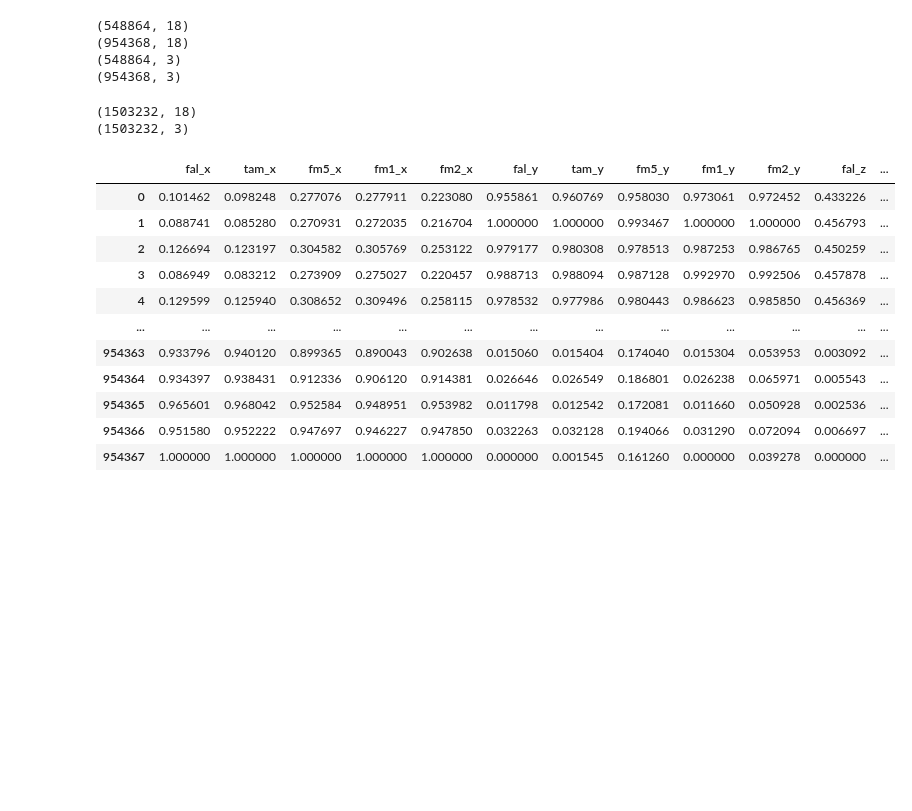
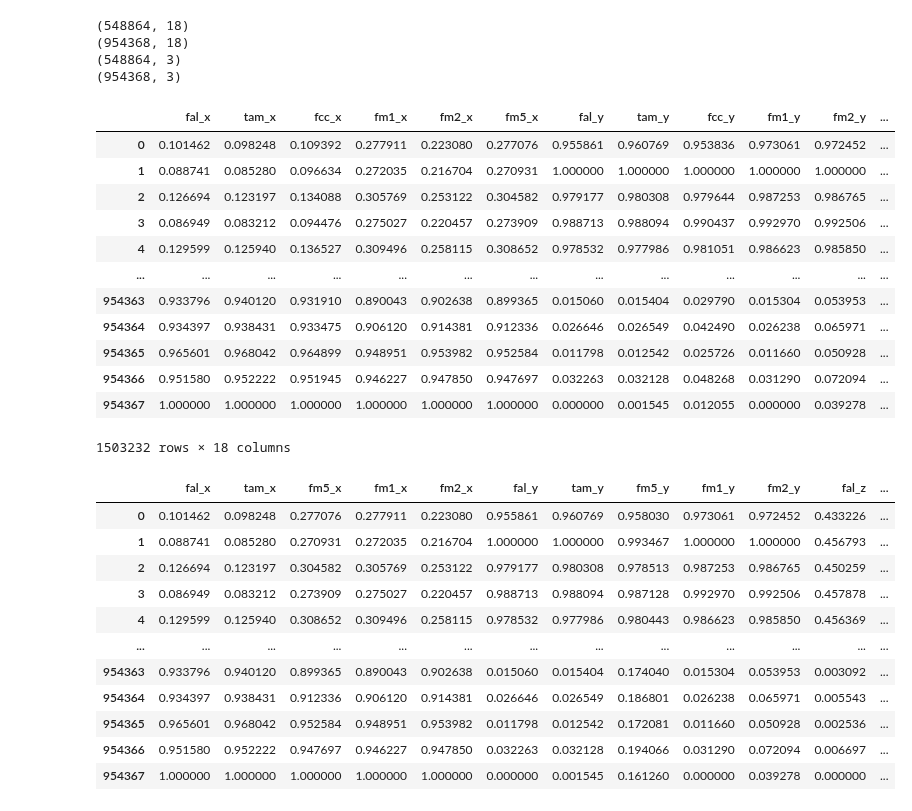
Before and after one commit to atick-faisal/GRF-Synthesis-from-Motion-Trajectories, a Jupyter notebook: src/preprocessing/process_dataset_1_alt.ipynb, the cells around one changed output. Saved outputs shown, nothing was run; the diff lists cells and outputs as text; code cells hidden in the pictures; blank space fills up the shorter version.

```diff
--- a/src/preprocessing/process_dataset_1_alt.ipynb
+++ b/src/preprocessing/process_dataset_1_alt.ipynb
@@ -539,12 +539,25 @@ print(target2.shape)
 # %%
 features = pd.concat([features1, features2])
 target = pd.concat([target1, target2])
 
-print(features.shape)
-print(target.shape)
+# print(features.shape)
+# print(target.shape)
+
+features
 # %% [output]
+|  | fal_x | tam_x | fcc_x | fm1_x | fm2_x | fm5_x | fal_y | tam_y | fcc_y | fm1_y | fm2_y | ... |
+| 0 | 0.101462 | 0.098248 | 0.109392 | 0.277911 | 0.223080 | 0.277076 | 0.955861 | 0.960769 | 0.953836 | 0.973061 | 0.972452 | ... |
+| 1 | 0.088741 | 0.085280 | 0.096634 | 0.272035 | 0.216704 | 0.270931 | 1.000000 | 1.000000 | 1.000000 | 1.000000 | 1.000000 | ... |
+| 2 | 0.126694 | 0.123197 | 0.134088 | 0.305769 | 0.253122 | 0.304582 | 0.979177 | 0.980308 | 0.979644 | 0.987253 | 0.986765 | ... |
+| 3 | 0.086949 | 0.083212 | 0.094476 | 0.275027 | 0.220457 | 0.273909 | 0.988713 | 0.988094 | 0.990437 | 0.992970 | 0.992506 | ... |
+| 4 | 0.129599 | 0.125940 | 0.136527 | 0.309496 | 0.258115 | 0.308652 | 0.978532 | 0.977986 | 0.981051 | 0.986623 | 0.985850 | ... |
+| ... | ... | ... | ... | ... | ... | ... | ... | ... | ... | ... | ... | ... |
+| 954363 | 0.933796 | 0.940120 | 0.931910 | 0.890043 | 0.902638 | 0.899365 | 0.015060 | 0.015404 | 0.029790 | 0.015304 | 0.053953 | ... |
+| 954364 | 0.934397 | 0.938431 | 0.933475 | 0.906120 | 0.914381 | 0.912336 | 0.026646 | 0.026549 | 0.042490 | 0.026238 | 0.065971 | ... |
+| 954365 | 0.965601 | 0.968042 | 0.964899 | 0.948951 | 0.953982 | 0.952584 | 0.011798 | 0.012542 | 0.025726 | 0.011660 | 0.050928 | ... |
+| 954366 | 0.951580 | 0.952222 | 0.951945 | 0.946227 | 0.947850 | 0.947697 | 0.032263 | 0.032128 | 0.048268 | 0.031290 | 0.072094 | ... |
+| 954367 | 1.000000 | 1.000000 | 1.000000 | 1.000000 | 1.000000 | 1.000000 | 0.000000 | 0.001545 | 0.012055 | 0.000000 | 0.039278 | ... |
-(1503232, 18)
-(1503232, 3)
+1503232 rows × 18 columns
 # %%
 features_new = features.drop(columns=['fcc_x', 'fcc_y', 'fcc_z'])
 features_new = features_new[[
```
